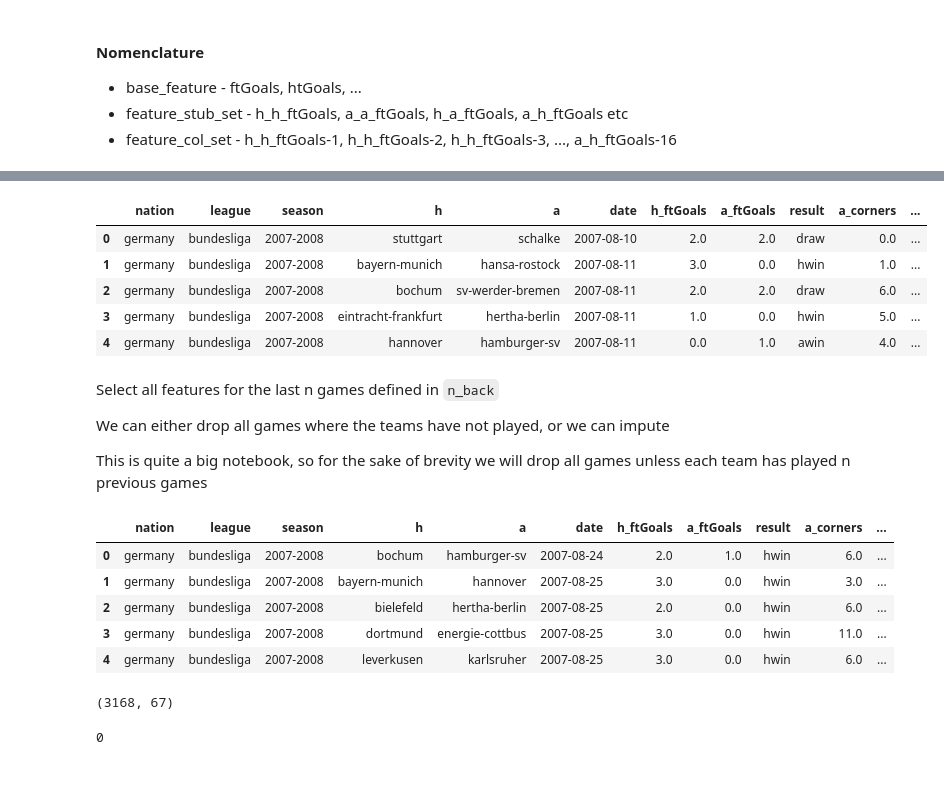
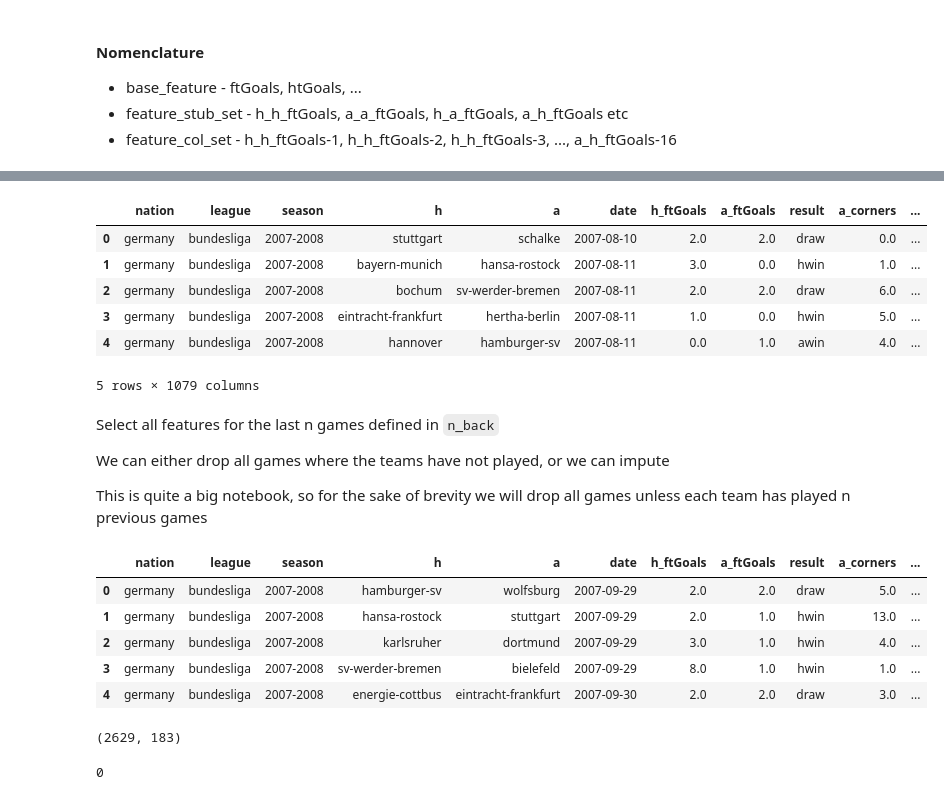
Before and after one commit to DMacGillivray/soccer-predictions, a Jupyter notebook: notebooks/0005.0000 Modeling - Classifiers + Probability Calibration.ipynb, the cells around one changed output, grey strips where cells are left out. Saved outputs shown, nothing was run; the diff lists cells and outputs as text; code cells hidden in the pictures.

```diff
--- a/notebooks/0005.0000 Modeling - Classifiers + Probability Calibration.ipynb
+++ b/notebooks/0005.0000 Modeling - Classifiers + Probability Calibration.ipynb
@@ -129,7 +129,7 @@ base_features
 selected_base_features = base_features
 # selected_base_features = ['ftGoals', 'htGoals', 'shots']#  base_features
 # selected_base_features = ['impliedWin', 'impliedDraw',  'impliedLose', 'poissWin', 'poissDraw', 'poissLose']#  base_features
-selected_base_features = ['redCards', 'yellowCards']#  base_features
+# selected_base_features = ['redCards', 'yellowCards']#  base_features
 # selected_base_features = ['corners', 'fouls']#  base_features
 # selected_base_features = ['poissWin', 'poissDraw', 'poissLose',
 #                           'impliedWin', 'impliedDraw', 'impliedLose',
@@ -143,6 +143,7 @@ df_select_features.head()
 | 2 | germany | bundesliga | 2007-2008 | bochum | sv-werder-bremen | 2007-08-11 | 2.0 | 2.0 | draw | 6.0 | ... |
 | 3 | germany | bundesliga | 2007-2008 | eintracht-frankfurt | hertha-berlin | 2007-08-11 | 1.0 | 0.0 | hwin | 5.0 | ... |
 | 4 | germany | bundesliga | 2007-2008 | hannover | hamburger-sv | 2007-08-11 | 0.0 | 1.0 | awin | 4.0 | ... |
+5 rows × 1079 columns
 # %% [markdown]
 Select all features for the last n games defined in `n_back`
 
@@ -150,20 +151,20 @@ We can either drop all games where the teams have not played, or we can impute
 
 This is quite a big notebook, so for the sake of brevity we will drop all games unless each team has played n previous games
 # %%
-n_back=1
+n_back=2
 df_cut = cut_historical_games(df_select_features, n_back=n_back, drop_all_nan_rows=True, how='any')
 df_cut.head()
 # %% [output]
 |  | nation | league | season | h | a | date | h_ftGoals | a_ftGoals | result | a_corners | ... |
-| 0 | germany | bundesliga | 2007-2008 | bochum | hamburger-sv | 2007-08-24 | 2.0 | 1.0 | hwin | 6.0 | ... |
-| 1 | germany | bundesliga | 2007-2008 | bayern-munich | hannover | 2007-08-25 | 3.0 | 0.0 | hwin | 3.0 | ... |
-| 2 | germany | bundesliga | 2007-2008 | bielefeld | hertha-berlin | 2007-08-25 | 2.0 | 0.0 | hwin | 6.0 | ... |
-| 3 | germany | bundesliga | 2007-2008 | dortmund | energie-cottbus | 2007-08-25 | 3.0 | 0.0 | hwin | 11.0 | ... |
-| 4 | germany | bundesliga | 2007-2008 | leverkusen | karlsruher | 2007-08-25 | 3.0 | 0.0 | hwin | 6.0 | ... |
+| 0 | germany | bundesliga | 2007-2008 | hamburger-sv | wolfsburg | 2007-09-29 | 2.0 | 2.0 | draw | 5.0 | ... |
+| 1 | germany | bundesliga | 2007-2008 | hansa-rostock | stuttgart | 2007-09-29 | 2.0 | 1.0 | hwin | 13.0 | ... |
+| 2 | germany | bundesliga | 2007-2008 | karlsruher | dortmund | 2007-09-29 | 3.0 | 1.0 | hwin | 4.0 | ... |
+| 3 | germany | bundesliga | 2007-2008 | sv-werder-bremen | bielefeld | 2007-09-29 | 8.0 | 1.0 | hwin | 1.0 | ... |
+| 4 | germany | bundesliga | 2007-2008 | energie-cottbus | eintracht-frankfurt | 2007-09-30 | 2.0 | 2.0 | draw | 3.0 | ... |
 # %%
 df_cut.shape
 # %% [output]
-(3168, 67)
+(2629, 183)
 # %%
 print(sum(df_cut.columns.duplicated()))
 # %% [output]
```
Also changed, not shown: parts of 19 cells of this notebook, 1 other file.
